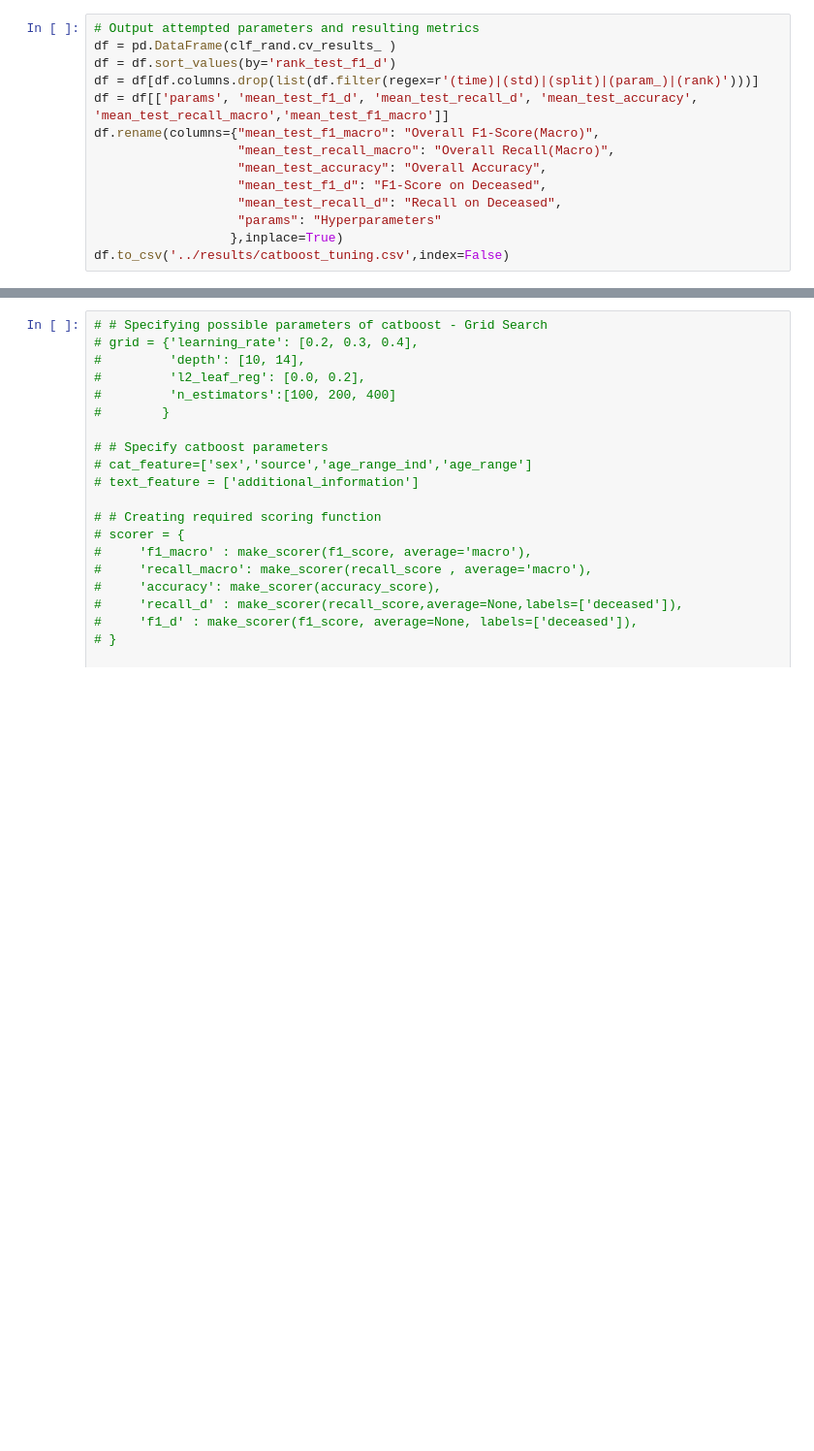
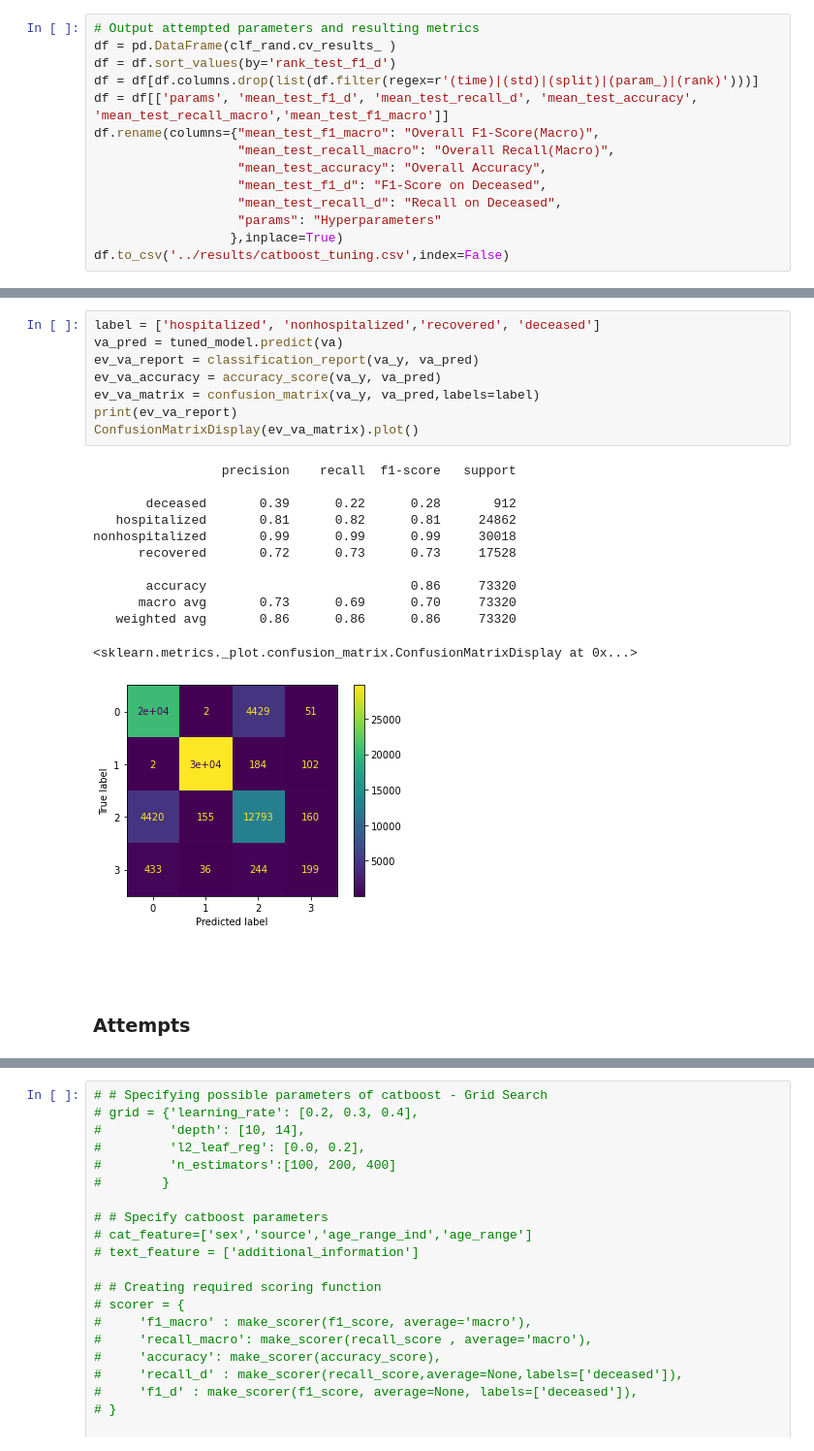
Before and after one commit to Timothy318/Covid-19DataMining, a Jupyter notebook: src/Catboost_Tuning.ipynb, the cells around one changed output, grey strips where cells are left out. Shown: that part at 97% size. Saved outputs shown, nothing was run; the diff lists cells and outputs as text; blank space fills up the shorter version.

```diff
--- a/src/Catboost_Tuning.ipynb
+++ b/src/Catboost_Tuning.ipynb
@@ -153,0 +291,25 @@ nonhospitalized       0.99      0.99      0.99     30018
+# %%
+label = ['hospitalized', 'nonhospitalized','recovered', 'deceased']
+va_pred = tuned_model.predict(va)
+ev_va_report = classification_report(va_y, va_pred)
+ev_va_accuracy = accuracy_score(va_y, va_pred)
+ev_va_matrix = confusion_matrix(va_y, va_pred,labels=label)
+print(ev_va_report)
+ConfusionMatrixDisplay(ev_va_matrix).plot()
+# %% [output]
+                 precision    recall  f1-score   support
+
+       deceased       0.39      0.22      0.28       912
+   hospitalized       0.81      0.82      0.81     24862
+nonhospitalized       0.99      0.99      0.99     30018
+      recovered       0.72      0.73      0.73     17528
+
+       accuracy                           0.86     73320
+      macro avg       0.73      0.69      0.70     73320
+   weighted avg       0.86      0.86      0.86     73320
+<sklearn.metrics._plot.confusion_matrix.ConfusionMatrixDisplay at 0x...>
+[figure, added]
+# %% [markdown]
+#
+# %% [markdown]
+### Attempts
```
Also changed, not shown: parts of 36 cells of this notebook, 30 other files.
